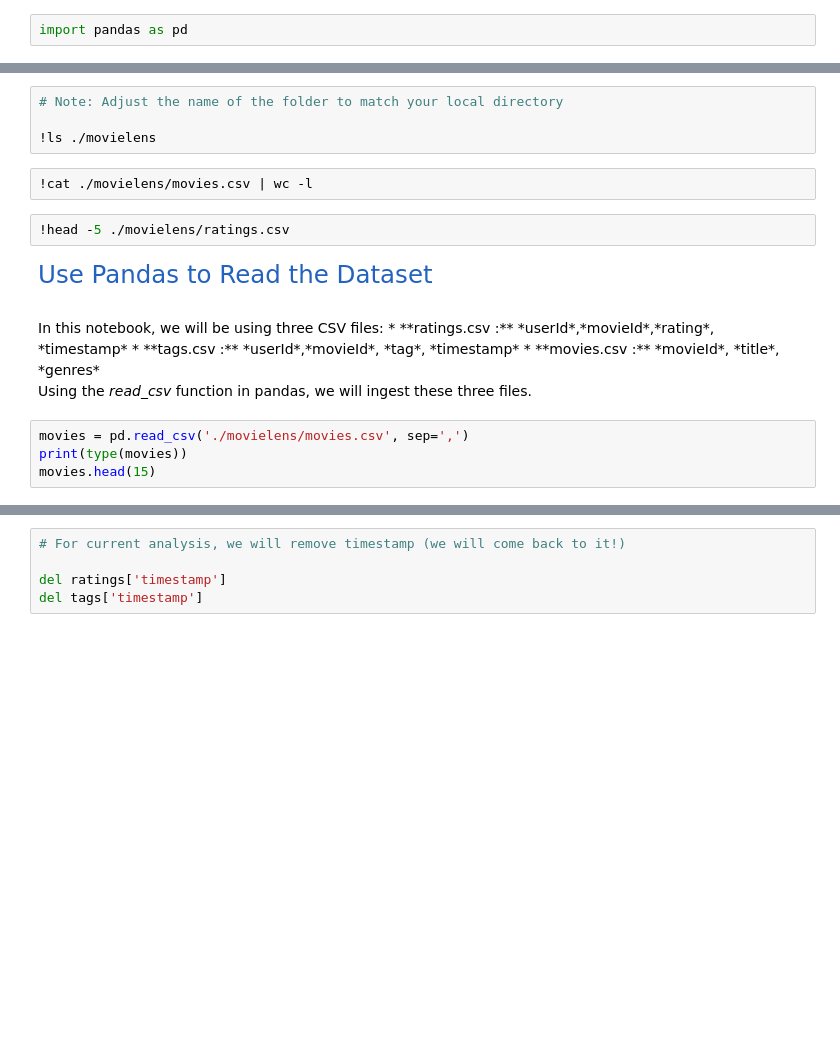
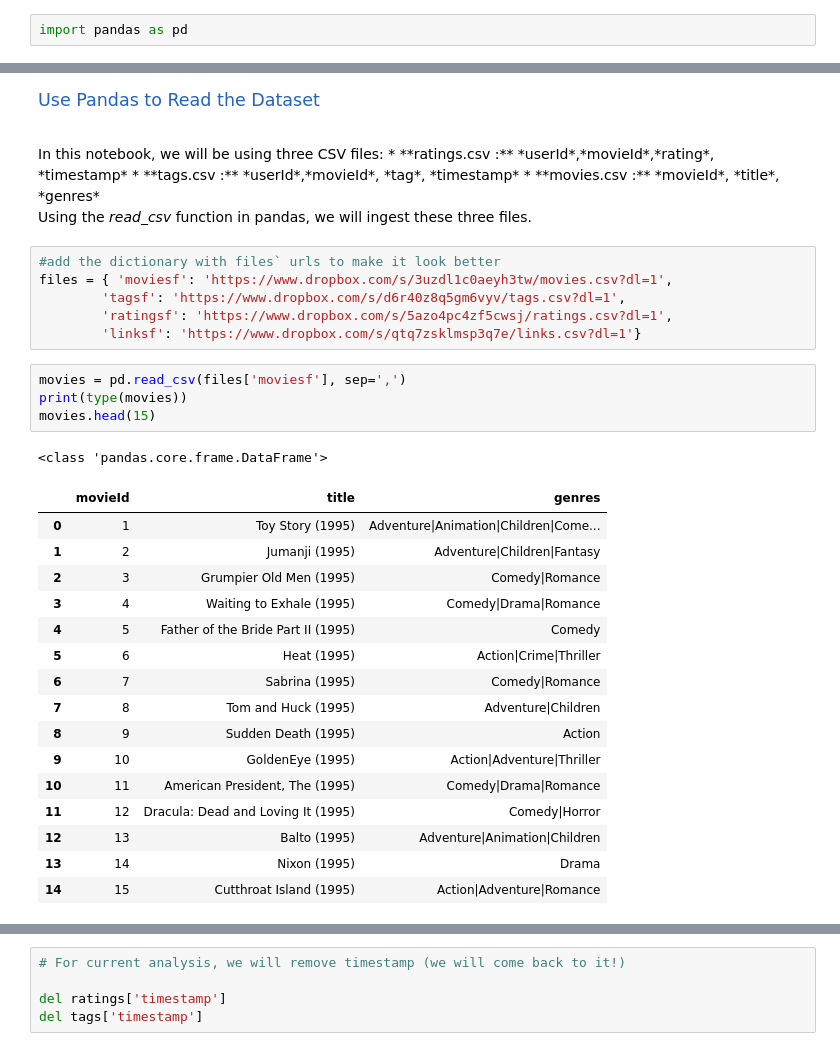
Before and after one commit to MariiaZhydenko/movie-project, a Jupyter notebook: Movie project1.ipynb, the cells around one changed output, grey strips where cells are left out. Saved outputs shown, nothing was run; the diff lists cells and outputs as text; blank space fills up the shorter version.

Commit message:
end of the part2

```diff
--- a/Movie project1.ipynb
+++ b/Movie project1.ipynb
@@ -137,13 +10,5 @@ Let us look at the files in this dataset using the UNIX command ls.
-# %%
-# Note: Adjust the name of the folder to match your local directory
-
-!ls ./movielens
-# %%
-!cat ./movielens/movies.csv | wc -l
-# %%
-!head -5 ./movielens/ratings.csv
 # %% [markdown]
-<p style="font-family: Arial; font-size:1.75em;color:#2462C0; font-style:bold">
+<p style="font-family: Arial; font-size:1.25em;color:#2462C0; font-style:bold">
 Use Pandas to Read the Dataset<br>
 </p>
 <br>
@@ -153,10 +18,34 @@ In this notebook, we will be using three CSV files:
 * **movies.csv :** *movieId*, *title*, *genres* <br>
 
 Using the *read_csv* function in pandas, we will ingest these three files.
+# %%
+#add the dictionary with files` urls to make it look better
+files = { 'moviesf': 'https://www.dropbox.com/s/3uzdl1c0aeyh3tw/movies.csv?dl=1',
+        'tagsf': 'https://www.dropbox.com/s/d6r40z8q5gm6vyv/tags.csv?dl=1',
+        'ratingsf': 'https://www.dropbox.com/s/5azo4pc4zf5cwsj/ratings.csv?dl=1',
+        'linksf': 'https://www.dropbox.com/s/qtq7zsklmsp3q7e/links.csv?dl=1'}
 # %%
-movies = pd.read_csv('./movielens/movies.csv', sep=',')
+movies = pd.read_csv(files['moviesf'], sep=',')
 print(type(movies))
 movies.head(15)
+# %% [output]
+<class 'pandas.core.frame.DataFrame'>
+|  | movieId | title | genres |
+| 0 | 1 | Toy Story (1995) | Adventure|Animation|Children|Come... |
+| 1 | 2 | Jumanji (1995) | Adventure|Children|Fantasy |
+| 2 | 3 | Grumpier Old Men (1995) | Comedy|Romance |
+| 3 | 4 | Waiting to Exhale (1995) | Comedy|Drama|Romance |
+| 4 | 5 | Father of the Bride Part II (1995) | Comedy |
+| 5 | 6 | Heat (1995) | Action|Crime|Thriller |
+| 6 | 7 | Sabrina (1995) | Comedy|Romance |
+| 7 | 8 | Tom and Huck (1995) | Adventure|Children |
+| 8 | 9 | Sudden Death (1995) | Action |
+| 9 | 10 | GoldenEye (1995) | Action|Adventure|Thriller |
+| 10 | 11 | American President, The (1995) | Comedy|Drama|Romance |
+| 11 | 12 | Dracula: Dead and Loving It (1995) | Comedy|Horror |
+| 12 | 13 | Balto (1995) | Adventure|Animation|Children |
+| 13 | 14 | Nixon (1995) | Drama |
+| 14 | 15 | Cutthroat Island (1995) | Action|Adventure|Romance |
 # %%
 # Timestamps represent seconds since midnight Coordinated Universal Time (UTC) of January 1, 1970
 
```
Also changed, not shown: parts of 51 cells of this notebook.
